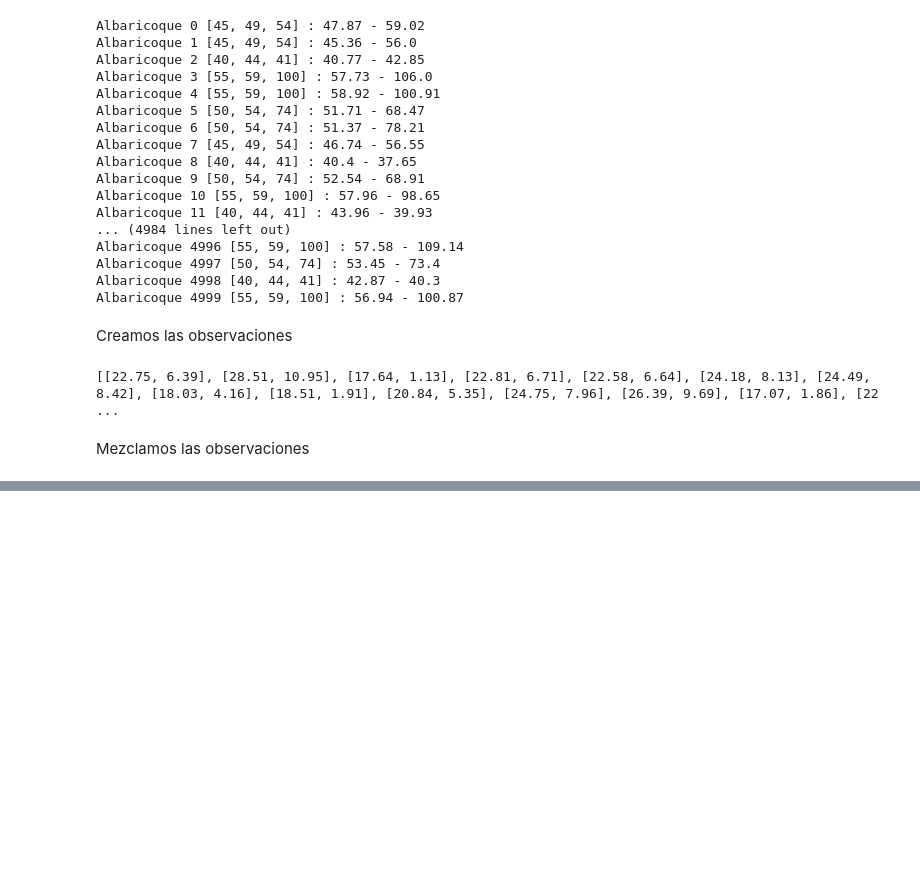
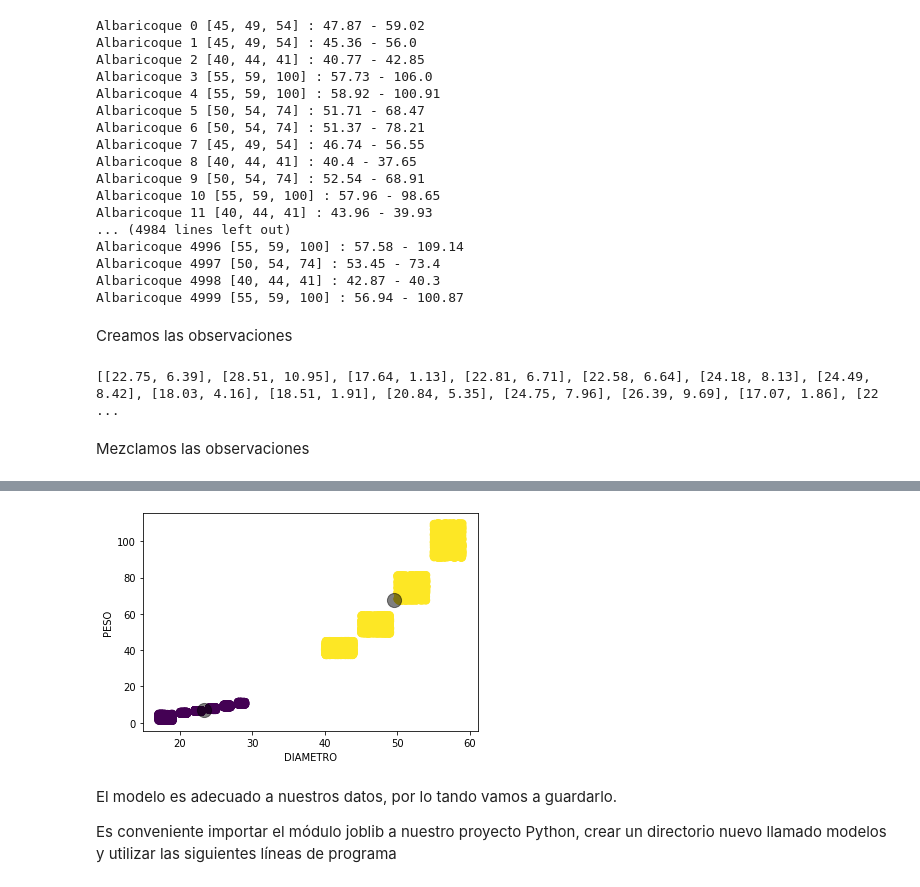
Before and after one commit to carlotamartin/Albaricoques-cerezas-y-clustering, a Jupyter notebook: codigo carlota/pruebas.ipynb, the cells around one changed output, grey strips where cells are left out. Drawn from its saved outputs; the diff is of its cells as text; code cells hidden in the pictures; blank space fills up the shorter version.

```diff
--- a/codigo carlota/pruebas.ipynb
+++ b/codigo carlota/pruebas.ipynb
@@ -100,0 +134,2 @@ dataFrame.to_csv("datas/frutas.csv", index=False,header=False)
+# %%
+modelos = KMeans(n_clusters=2) #número de clusters
@@ -100,0 +141,19 @@ dataFrame.to_csv("datas/frutas.csv", index=False,header=False)
+# %%
+#Predicciones
+predicciones_kmeans = modelos.predict(frutas)
+# %%
+#Visualización de la clusterización
+plt.scatter(frutas.DIAMETRO, frutas.PESO, c=predicciones_kmeans, s=50, cmap='viridis')
+plt.xlabel("DIAMETRO")
+plt.ylabel("PESO")
+
+#Visualización de los centroides
+centers = modelos.cluster_centers_
+plt.scatter(centers[:, 0], centers[:, 1], c='black', s=200, alpha=0.5)
+plt.show()
+# %% [output]
+[figure, added]
+# %% [markdown]
+El modelo es adecuado a nuestros datos, por lo tando vamos a guardarlo.
+
+Es conveniente importar el módulo joblib a nuestro proyecto Python, crear un directorio nuevo llamado modelos y utilizar las siguientes líneas de programa
```
Also changed, not shown: parts of 11 cells of this notebook, 1 other file.
